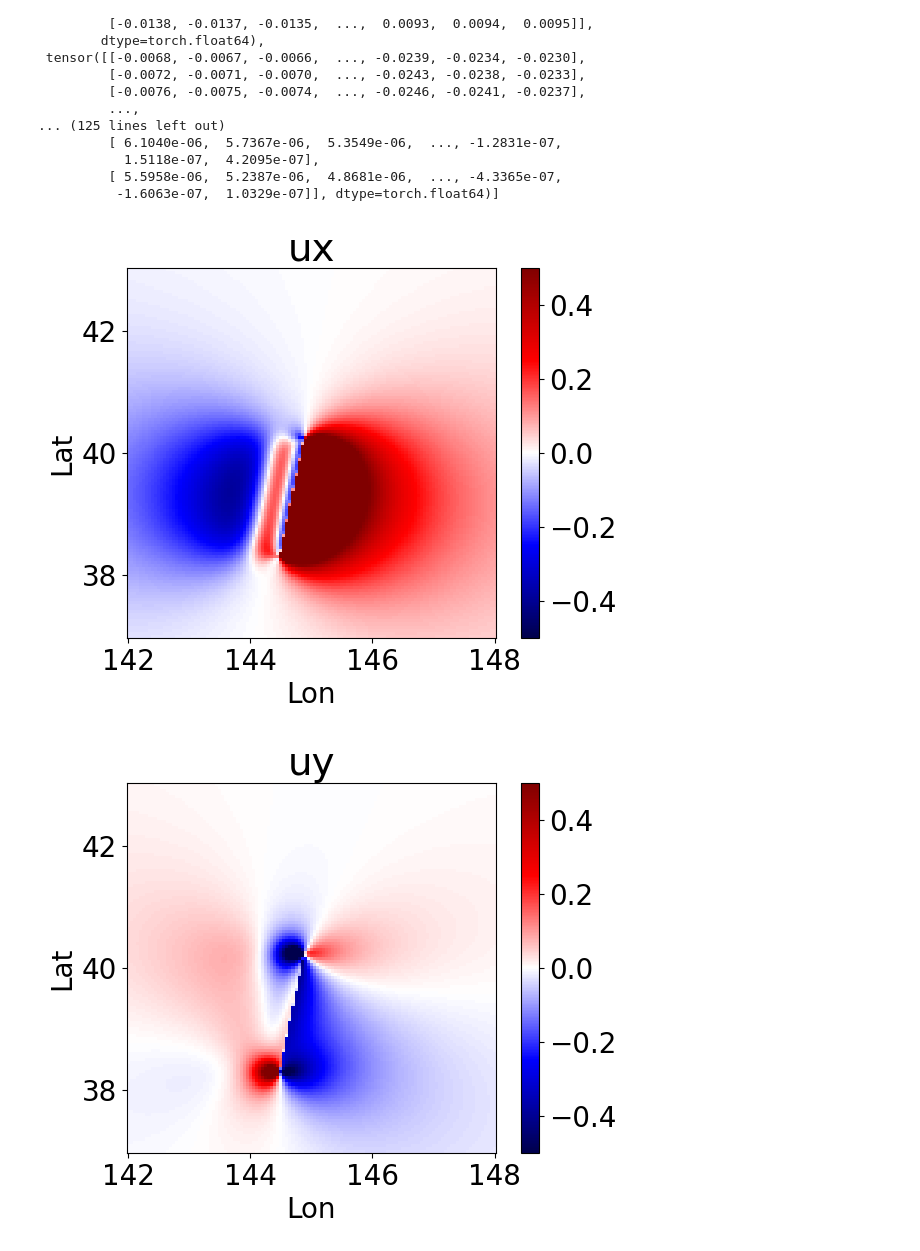
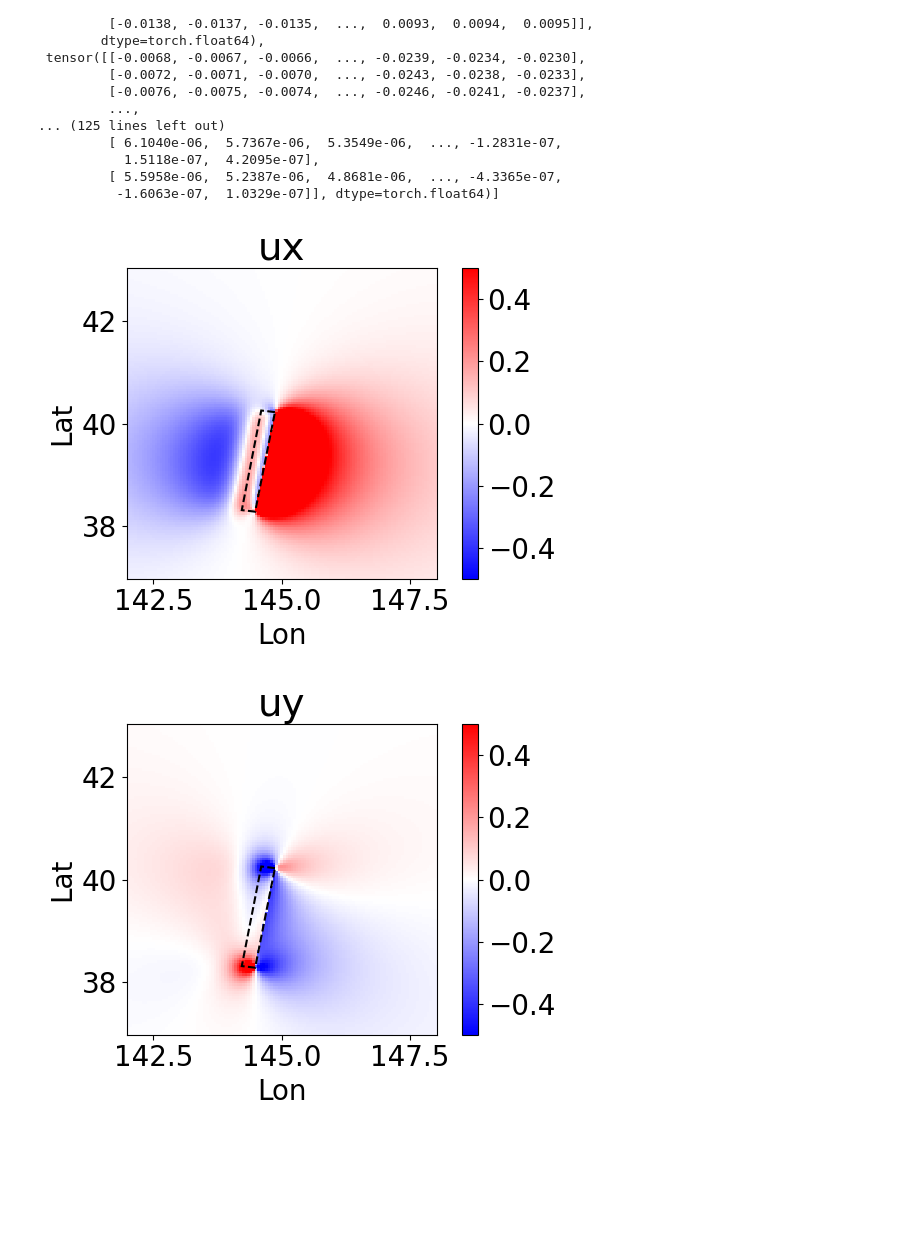
Before and after one commit to msomeya1/OkadaTorch, a Jupyter notebook: 3_OkadaWrapper_compute.ipynb, the cells around one changed output. Saved outputs shown, nothing was run; the diff lists cells and outputs as text; code cells hidden in the pictures; blank space fills up the shorter version.

```diff
--- a/3_OkadaWrapper_compute.ipynb
+++ b/3_OkadaWrapper_compute.ipynb
@@ -88,7 +89,7 @@ out
 for i, var in enumerate(var_list):
 
     fig, ax = plt.subplots()
-    im = ax.pcolormesh(Lon, Lat, out[i].detach().numpy(), cmap="seismic", vmin=-0.5, vmax=0.5)
+    im = ax.pcolormesh(Lon, Lat, out[i].detach().numpy(), cmap="bwr", vmin=-0.5, vmax=0.5)
     ax.set_aspect("equal")
     ax.set_xlabel("Lon")
     ax.set_ylabel("Lat")
@@ -153,7 +154,7 @@ out
 for i, var in enumerate(var_list):
 
     fig, ax = plt.subplots()
-    im = ax.pcolormesh(Lon, Lat, out[i].detach().numpy(), cmap="seismic", vmin=-0.5, vmax=0.5)
+    im = ax.pcolormesh(Lon, Lat, out[i].detach().numpy(), cmap="bwr", vmin=-0.5, vmax=0.5)
     ax.set_aspect("equal")
     ax.set_xlabel("Lon")
     ax.set_ylabel("Lat")
@@ -255,9 +256,9 @@ for i, var in enumerate(var_list):
 
     fig, ax = plt.subplots()
     if i<3:
-        im = ax.pcolormesh(Lon, Lat, out[i].detach().numpy(), cmap="seismic", vmin=-0.5, vmax=0.5)
+        im = ax.pcolormesh(Lon, Lat, out[i].detach().numpy(), cmap="bwr", vmin=-0.5, vmax=0.5)
     else:
-        im = ax.pcolormesh(Lon, Lat, out[i].detach().numpy(), cmap="seismic", vmin=-0.05, vmax=0.05)
+        im = ax.pcolormesh(Lon, Lat, out[i].detach().numpy(), cmap="bwr", vmin=-0.05, vmax=0.05)
 
     ax.set_aspect("equal")
     ax.set_xlabel("Lon")
@@ -324,25 +325,49 @@ out
 # %%
 # import os
 # os.makedirs("figs", exist_ok=True)
+# %%
+ss = torch.sin(torch.deg2rad(strike))
+cs = torch.cos(torch.deg2rad(strike))
+sd = torch.sin(torch.deg2rad(dip))
+cd = torch.cos(torch.deg2rad(dip))
+
+x_corners = [
+    x_fault,
+    x_fault               + width * cd * cs,
+    x_fault + length * ss + width * cd * cs,
+    x_fault + length * ss
+]
+y_corners = [
+    y_fault,
+    y_fault               - width * cd * ss,
+    y_fault + length * cs - width * cd * ss,
+    y_fault + length * cs
+]
+
+lon_corners, lat_corners = ll2xy.transform(x_corners, y_corners, direction = "INVERSE")
+corners = np.column_stack((np.array(lon_corners), np.array(lat_corners)))
 # %%
 for i, var in enumerate(var_list):
 
     fig, ax = plt.subplots()
 
     if i<3:
-        im = ax.pcolormesh(Lon, Lat, out[i].detach().numpy(), cmap="seismic", vmin=-0.5, vmax=0.5)
+        im = ax.pcolormesh(Lon, Lat, out[i].detach().numpy(), cmap="bwr", vmin=-0.5, vmax=0.5)
     else:
-        im = ax.pcolormesh(Lon, Lat, out[i].detach().numpy(), cmap="seismic", vmin=-0.05, vmax=0.05)
+        im = ax.pcolormesh(Lon, Lat, out[i].detach().numpy(), cmap="bwr", vmin=-0.05, vmax=0.05)
+
+    rect = patches.Polygon(corners, ls="--", lw=1.5, closed=True, edgecolor='black', fill=False)
+    ax.add_patch(rect)
 
     ax.set_aspect("equal")
     ax.set_xlabel("Lon")
     ax.set_ylabel("Lat")
     ax.set_title(var, fontsize=28)
     fig.colorbar(im)
     fig.show()
 
     # plt.tight_layout()
     # fig.savefig(f"figs/{var}.png")
 # %% [output]
-[figure, old version]
+[figure, new version]
-[figure, old version]
+[figure, new version]
```
Also changed, not shown: parts of 9 cells of this notebook, 6 other files.
